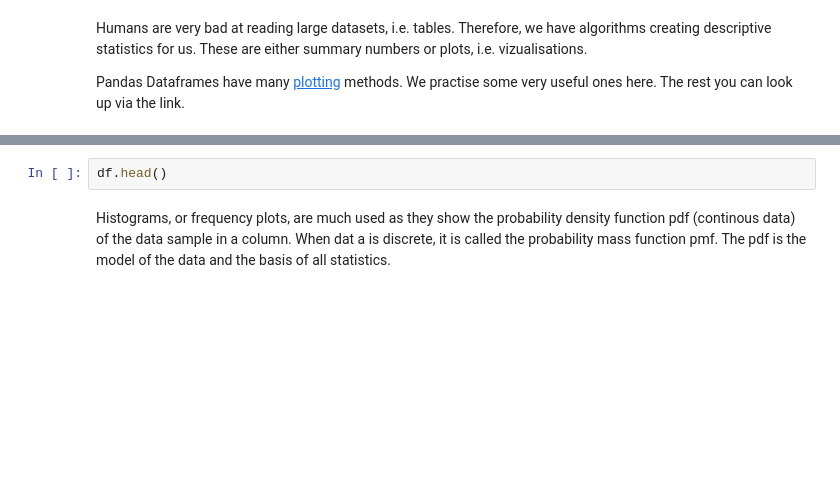
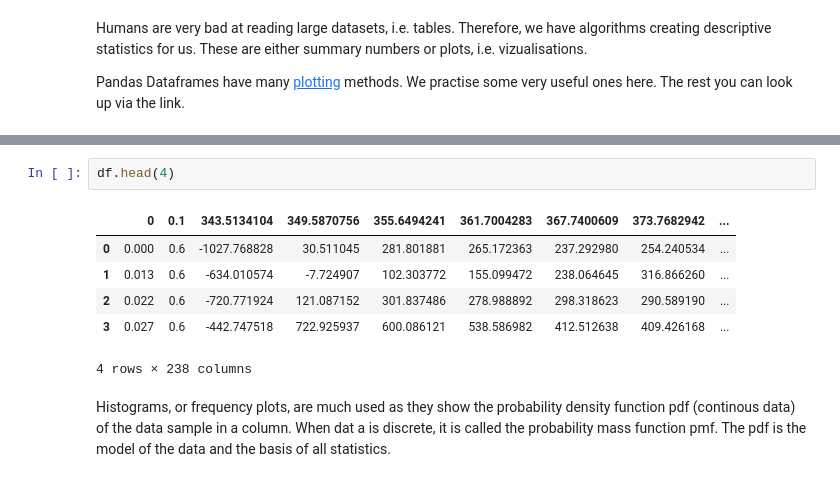
Before and after one commit to studerlukas/Studer-Lukas, a Jupyter notebook: 04_Dataframes_Stats_Plotting.ipynb, the cells around one changed output, grey strips where cells are left out. Drawn from its saved outputs; the diff is of its cells as text; blank space fills up the shorter version.

```diff
--- a/04_Dataframes_Stats_Plotting.ipynb
+++ b/04_Dataframes_Stats_Plotting.ipynb
@@ -84,5 +104,12 @@ df.info()
 # %%
-df.head()
+df.head(4)
+# %% [output]
+|  | 0 | 0.1 | 343.5134104 | 349.5870756 | 355.6494241 | 361.7004283 | 367.7400609 | 373.7682942 | ... |
+| 0 | 0.000 | 0.6 | -1027.768828 | 30.511045 | 281.801881 | 265.172363 | 237.292980 | 254.240534 | ... |
+| 1 | 0.013 | 0.6 | -634.010574 | -7.724907 | 102.303772 | 155.099472 | 238.064645 | 316.866260 | ... |
+| 2 | 0.022 | 0.6 | -720.771924 | 121.087152 | 301.837486 | 278.988892 | 298.318623 | 290.589190 | ... |
+| 3 | 0.027 | 0.6 | -442.747518 | 722.925937 | 600.086121 | 538.586982 | 412.512638 | 409.426168 | ... |
+4 rows × 238 columns
 # %% [markdown]
 Histograms, or frequency plots, are much used as they show the probability density function pdf (continous data) of the data sample in a column. When dat a is discrete, it is called the probability mass function pmf. The pdf is the model of the data and the basis of all statistics.
 # %%
```
Also changed, not shown: parts of 10 cells of this notebook.
